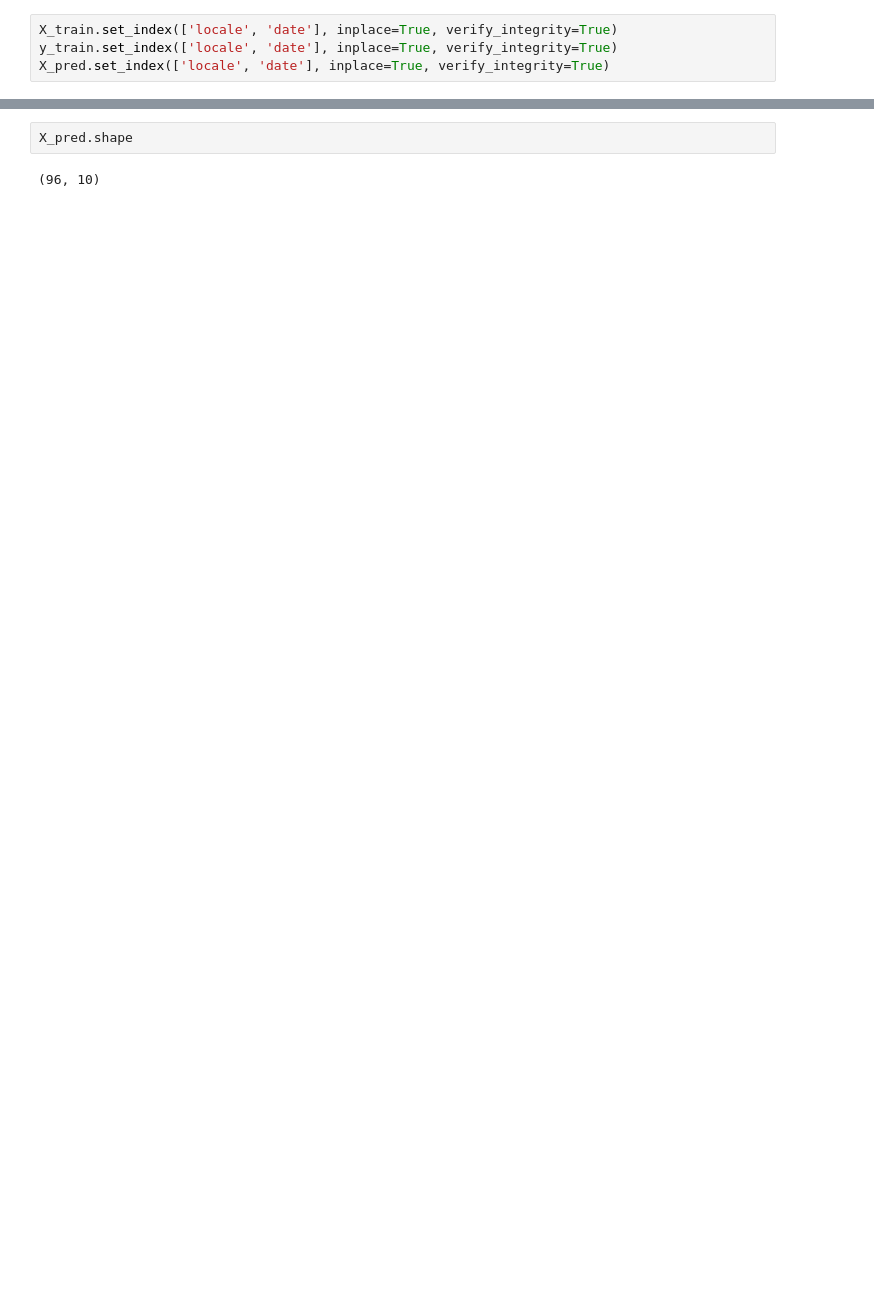
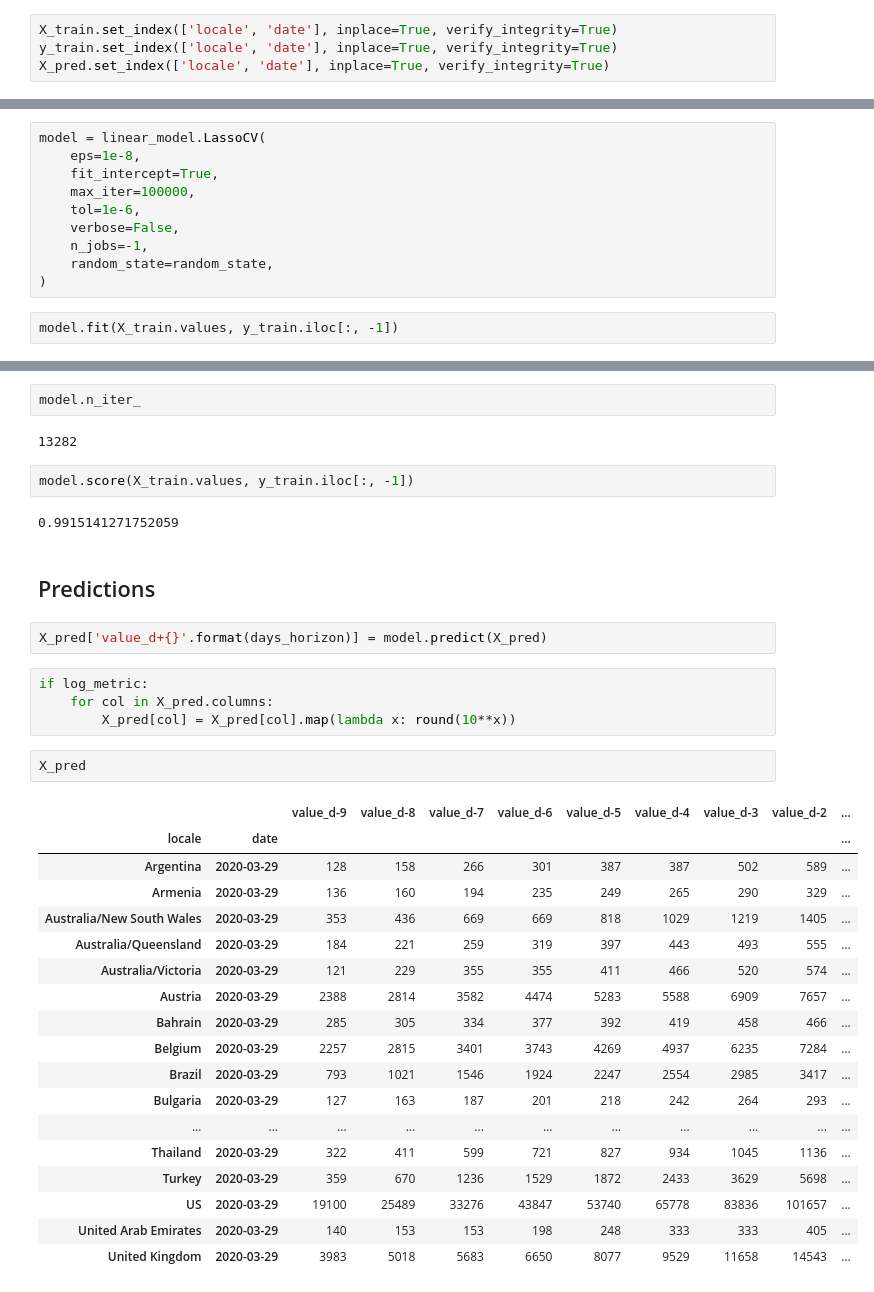
Before and after one commit to jgcorliss/covid-19, a Jupyter notebook: src/covid-19.ipynb, the cells around one changed output, grey strips where cells are left out. Cells and saved outputs as stored; diff of their text form; blank space fills up the shorter version.

Commit message:
First model built (LassoCV)

```diff
--- a/src/covid-19.ipynb
+++ b/src/covid-19.ipynb
@@ -220,0 +302,12 @@ y_train.shape
+# %%
+model = linear_model.LassoCV(
+    eps=1e-8,
+    fit_intercept=True,
+    max_iter=100000,
+    tol=1e-6,
+    verbose=False,
+    n_jobs=-1,
+    random_state=random_state,
+)
+# %%
+model.fit(X_train.values, y_train.iloc[:, -1])
@@ -221,4 +336,37 @@ y_train.shape
+# %%
+model.n_iter_
+# %% [output]
+13282
+# %%
+model.score(X_train.values, y_train.iloc[:, -1])
+# %% [output]
+0.9915141271752059
+# %% [markdown]
+## Predictions
+# %%
+X_pred['value_d+{}'.format(days_horizon)] = model.predict(X_pred)
+# %%
+if log_metric:
+    for col in X_pred.columns:
+        X_pred[col] = X_pred[col].map(lambda x: round(10**x))
 # %%
-X_pred.shape
+X_pred
 # %% [output]
-(96, 10)
+|  |  | value_d-9 | value_d-8 | value_d-7 | value_d-6 | value_d-5 | value_d-4 | value_d-3 | value_d-2 | ... |
+| locale | date |  |  |  |  |  |  |  |  | ... |
+| Argentina | 2020-03-29 | 128 | 158 | 266 | 301 | 387 | 387 | 502 | 589 | ... |
+| Armenia | 2020-03-29 | 136 | 160 | 194 | 235 | 249 | 265 | 290 | 329 | ... |
+| Australia/New South Wales | 2020-03-29 | 353 | 436 | 669 | 669 | 818 | 1029 | 1219 | 1405 | ... |
+| Australia/Queensland | 2020-03-29 | 184 | 221 | 259 | 319 | 397 | 443 | 493 | 555 | ... |
+| Australia/Victoria | 2020-03-29 | 121 | 229 | 355 | 355 | 411 | 466 | 520 | 574 | ... |
+| Austria | 2020-03-29 | 2388 | 2814 | 3582 | 4474 | 5283 | 5588 | 6909 | 7657 | ... |
+| Bahrain | 2020-03-29 | 285 | 305 | 334 | 377 | 392 | 419 | 458 | 466 | ... |
+| Belgium | 2020-03-29 | 2257 | 2815 | 3401 | 3743 | 4269 | 4937 | 6235 | 7284 | ... |
+| Brazil | 2020-03-29 | 793 | 1021 | 1546 | 1924 | 2247 | 2554 | 2985 | 3417 | ... |
+| Bulgaria | 2020-03-29 | 127 | 163 | 187 | 201 | 218 | 242 | 264 | 293 | ... |
+| ... | ... | ... | ... | ... | ... | ... | ... | ... | ... | ... |
+| Thailand | 2020-03-29 | 322 | 411 | 599 | 721 | 827 | 934 | 1045 | 1136 | ... |
+| Turkey | 2020-03-29 | 359 | 670 | 1236 | 1529 | 1872 | 2433 | 3629 | 5698 | ... |
+| US | 2020-03-29 | 19100 | 25489 | 33276 | 43847 | 53740 | 65778 | 83836 | 101657 | ... |
+| United Arab Emirates | 2020-03-29 | 140 | 153 | 153 | 198 | 248 | 333 | 333 | 405 | ... |
+| United Kingdom | 2020-03-29 | 3983 | 5018 | 5683 | 6650 | 8077 | 9529 | 11658 | 14543 | ... |
```
Also changed, not shown: parts of 41 cells of this notebook.
